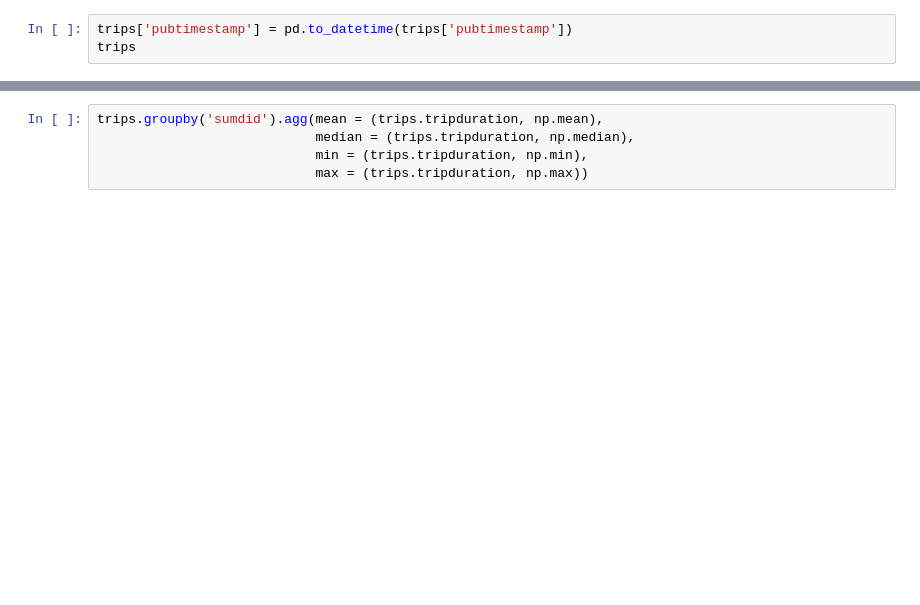
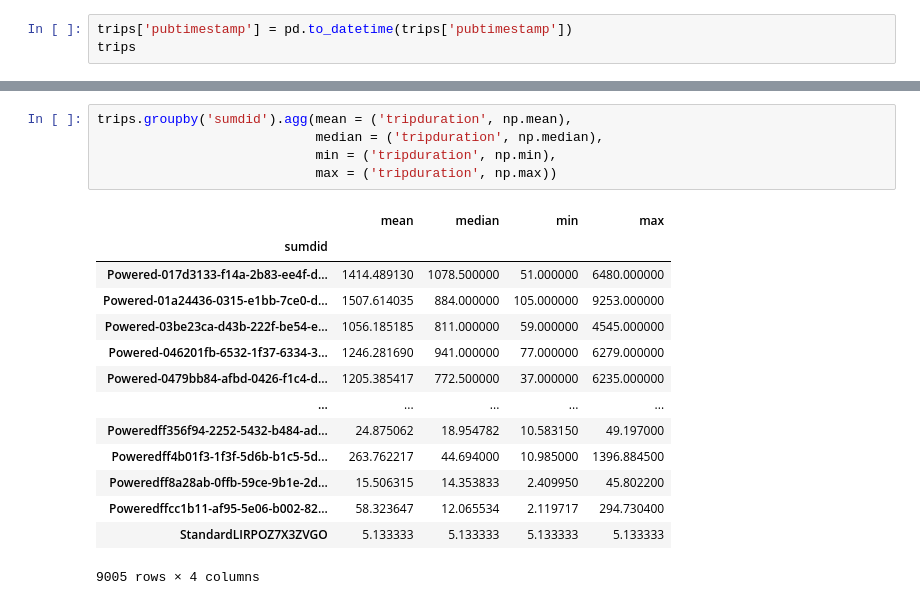
Before and after one commit to NSS-Full-Time-Data-Analytics-11/nashville-scooters-jazzy, a Jupyter notebook: notebooks/scooters.ipynb, the cells around one changed output, grey strips where cells are left out. Saved outputs shown, nothing was run; the diff lists cells and outputs as text; blank space fills up the shorter version.

```diff
--- a/notebooks/scooters.ipynb
+++ b/notebooks/scooters.ipynb
@@ -57,5 +127,20 @@ trips.sort_values('enddate', ascending = True)
 # %%
-trips.groupby('sumdid').agg(mean = (trips.tripduration, np.mean),
-                            median = (trips.tripduration, np.median),
-                            min = (trips.tripduration, np.min),
-                            max = (trips.tripduration, np.max))
+trips.groupby('sumdid').agg(mean = ('tripduration', np.mean),
+                            median = ('tripduration', np.median),
+                            min = ('tripduration', np.min),
+                            max = ('tripduration', np.max))
+# %% [output]
+|  | mean | median | min | max |
+| sumdid |  |  |  |  |
+| Powered-017d3133-f14a-2b83-ee4f-d... | 1414.489130 | 1078.500000 | 51.000000 | 6480.000000 |
+| Powered-01a24436-0315-e1bb-7ce0-d... | 1507.614035 | 884.000000 | 105.000000 | 9253.000000 |
+| Powered-03be23ca-d43b-222f-be54-e... | 1056.185185 | 811.000000 | 59.000000 | 4545.000000 |
+| Powered-046201fb-6532-1f37-6334-3... | 1246.281690 | 941.000000 | 77.000000 | 6279.000000 |
+| Powered-0479bb84-afbd-0426-f1c4-d... | 1205.385417 | 772.500000 | 37.000000 | 6235.000000 |
+| ... | ... | ... | ... | ... |
+| Poweredff356f94-2252-5432-b484-ad... | 24.875062 | 18.954782 | 10.583150 | 49.197000 |
+| Poweredff4b01f3-1f3f-5d6b-b1c5-5d... | 263.762217 | 44.694000 | 10.985000 | 1396.884500 |
+| Poweredff8a28ab-0ffb-59ce-9b1e-2d... | 15.506315 | 14.353833 | 2.409950 | 45.802200 |
+| Poweredffcc1b11-af95-5e06-b002-82... | 58.323647 | 12.065534 | 2.119717 | 294.730400 |
+| StandardLIRPOZ7X3ZVGO | 5.133333 | 5.133333 | 5.133333 | 5.133333 |
+9005 rows × 4 columns
```
Also changed, not shown: parts of 13 cells of this notebook, 1 other file.
